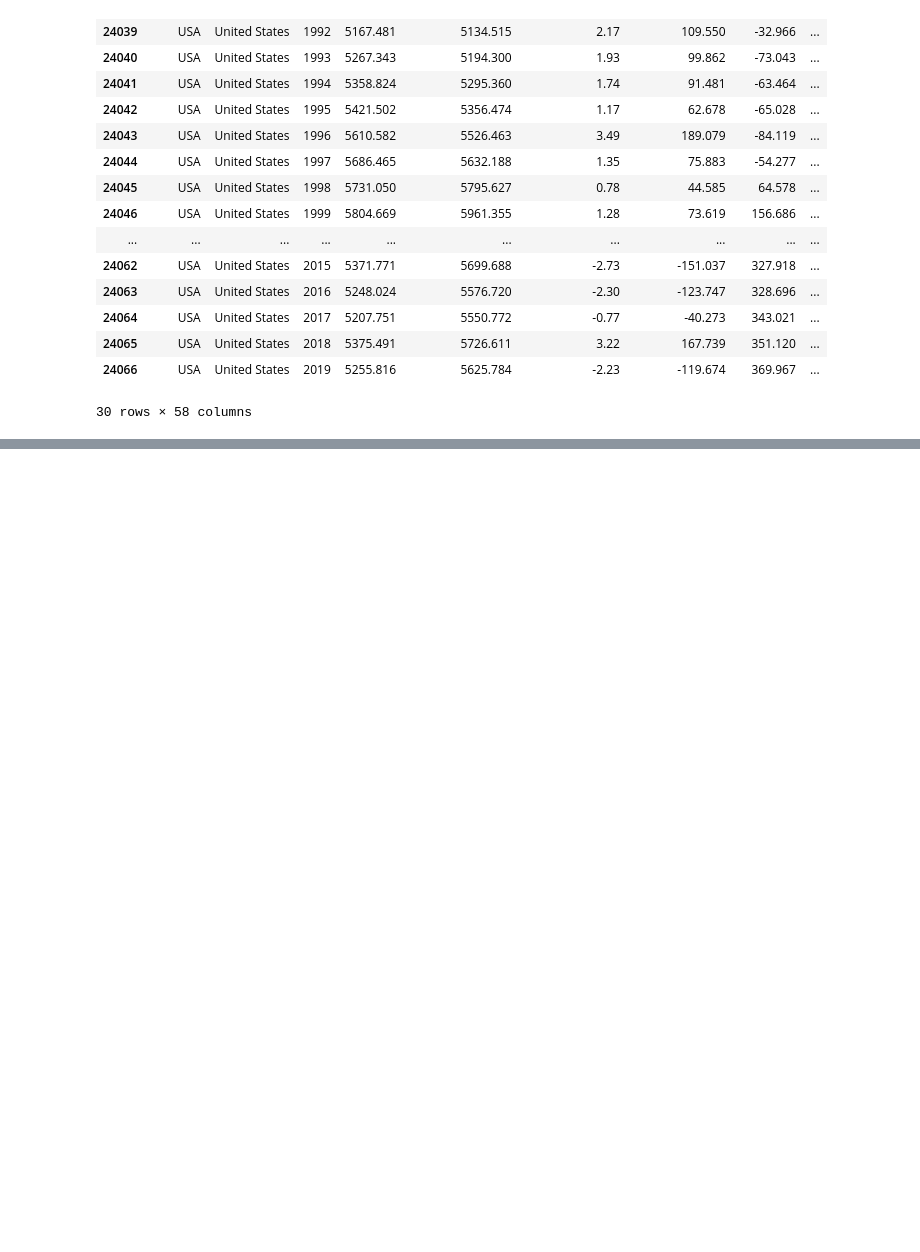
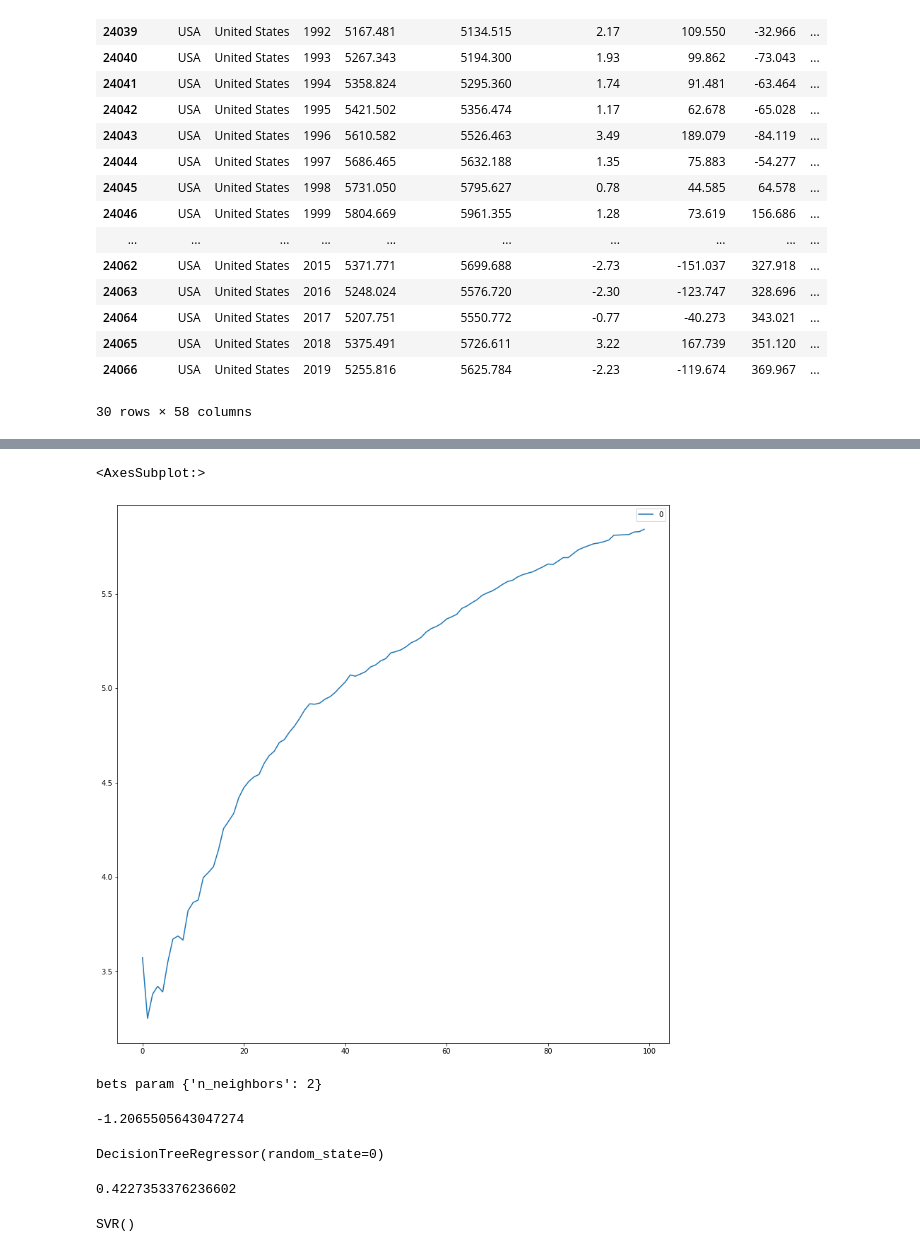
Before and after one commit to 1-1is0/air_pollution_effect, a Jupyter notebook: predict.ipynb, the cells around one changed output, grey strips where cells are left out. Cells and saved outputs as stored; diff of their text form; code cells hidden in the pictures; blank space fills up the shorter version.

Commit message:
add models

```diff
--- a/predict.ipynb
+++ b/predict.ipynb
@@ -215,0 +429,12 @@ draw_plot(iran_df, co2, "India")
+# %%
+rmse_val = [] #to store rmse values for different k
+for K in range(1, 101):
+    # K = K+1
+    model = neighbors.KNeighborsRegressor(n_neighbors = K)
+
+    model.fit(X_norm, y_train)  #fit the model
+    pred=model.predict(X_test_norm) #make prediction on test set
+    error = sqrt(mean_squared_error(y_test, pred)) #calculate rmse
+    rmse_val.append(error) #store rmse values
+    if K % 2==0:
+        print('RMSE value for k= ' , K , 'is:', error)
@@ -215,0 +459,46 @@ draw_plot(iran_df, co2, "India")
+# %%
+#plotting the rmse values against k values
+
+curve = pd.DataFrame(rmse_val) #elbow curve
+curve.plot(figsize=(14, 14))
+# %% [output]
+<AxesSubplot:>
+[figure, added]
+# %%
+from sklearn.model_selection import GridSearchCV
+params = {'n_neighbors':[2,3,4,5,6,7,8,9]}
+
+knn = neighbors.KNeighborsRegressor()
+
+model = GridSearchCV(knn, params, cv=5)
+model.fit(X_train,y_train)
+print("bets param", model.best_params_)
+# %% [output]
+bets param {'n_neighbors': 2}
+# %%
+# y_pred = model.predict(X_test_norm)
+# metrics.accuracy_score(y_test, y_pred)
+model.score(X_test_norm, y_test)
+# %% [output]
+-1.2065505643047274
+# %%
+# import the regressor
+from sklearn.tree import DecisionTreeRegressor
+
+# create a regressor object
+tree = DecisionTreeRegressor(random_state = 0)
+
+# fit the regressor with X and Y data
+tree.fit(X_norm, y_train)
+# %% [output]
+DecisionTreeRegressor(random_state=0)
+# %%
+regressor.score(X_test_norm, y_test)
+# %% [output]
+0.4227353376236602
+# %%
+from sklearn.svm import SVR
+svm = SVR(kernel = 'rbf')
+svm.fit(X_norm, y_train)
+# %% [output]
+SVR()
```
Also changed, not shown: parts of 35 cells of this notebook.
